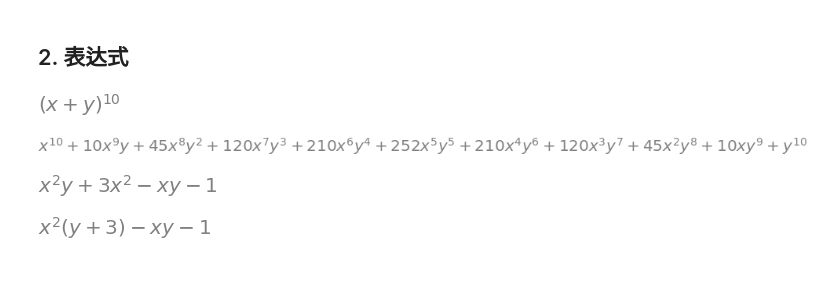
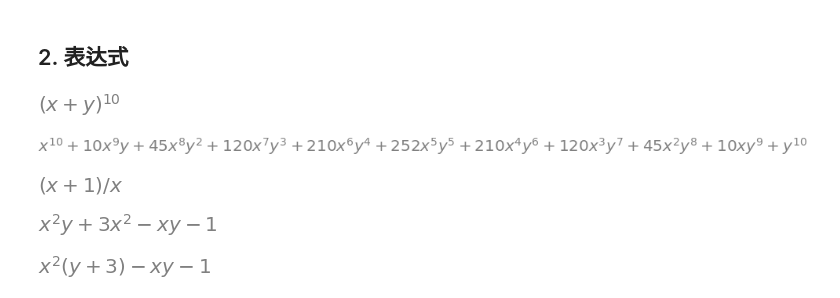
Before and after one commit to Starslayerx/MathModeling, a Jupyter notebook: Basic/sympy基础.ipynb, the cells around one changed output. Saved outputs shown, nothing was run; the diff lists cells and outputs as text; code cells hidden in the pictures; blank space fills up the shorter version.

```diff
--- a/Basic/sympy基础.ipynb
+++ b/Basic/sympy基础.ipynb
@@ -46,6 +59,11 @@ display(expr)
 expand(expr)
 # %% [output]
 [figure]
+# %%
+# 约分
+cancel((x**2 + 2*x + 1)/(x**2 + x))
+# %% [output]
+[figure, added]
 # %%
 # 对应符号，合并表达式
 display(y*x**2 + 3*x**2 - x*y  -1)
```
Also changed, not shown: parts of 11 cells of this notebook.
